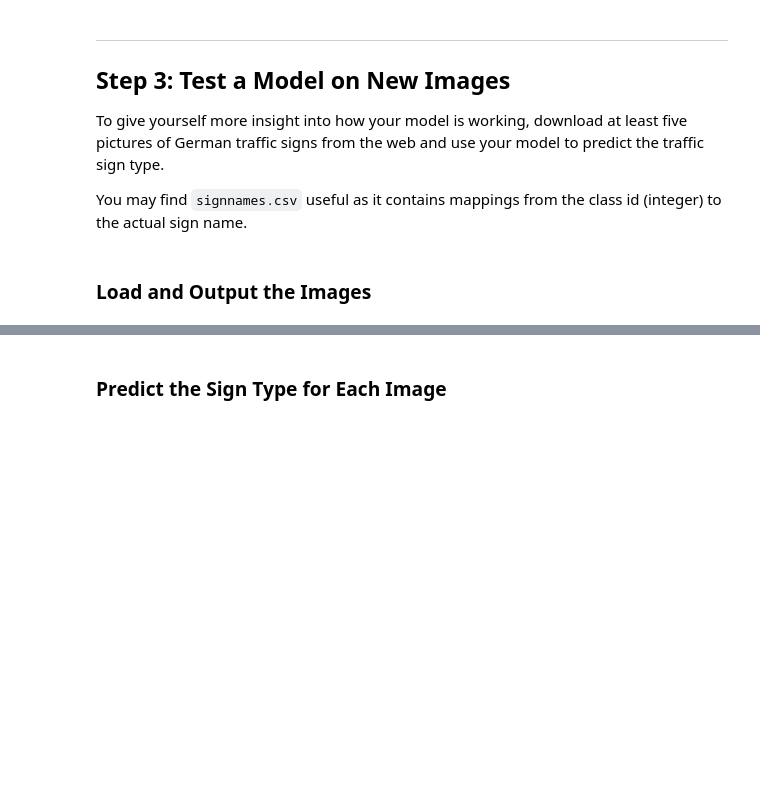
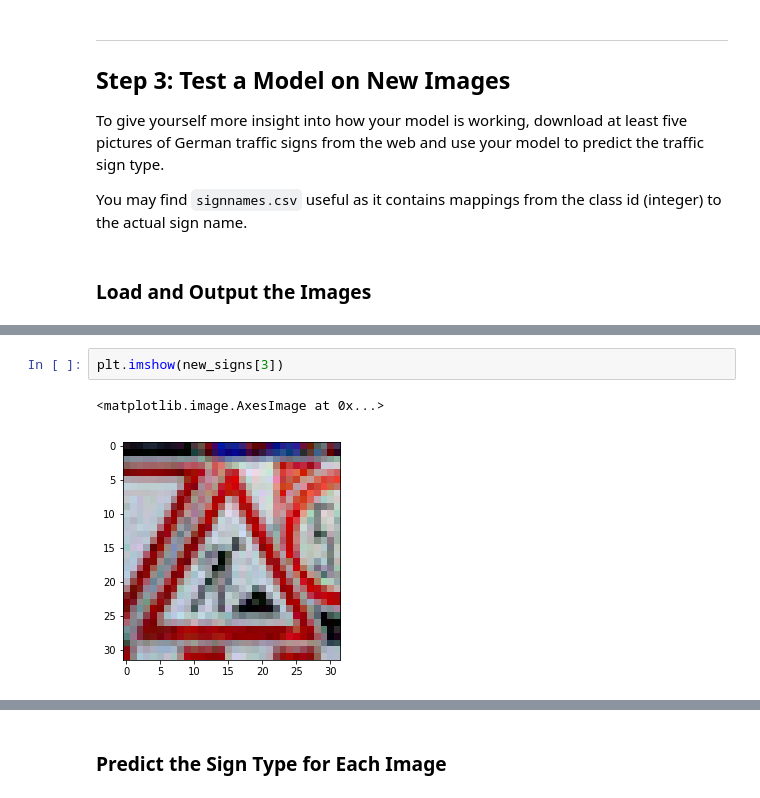
Before and after one commit to Profshen/CarND-Term1-P2, a Jupyter notebook: Traffic_Sign_Classifier.ipynb, the cells around one changed output, grey strips where cells are left out. Saved outputs shown, nothing was run; the diff lists cells and outputs as text; blank space fills up the shorter version.

```diff
--- a/Traffic_Sign_Classifier.ipynb
+++ b/Traffic_Sign_Classifier.ipynb
@@ -399,0 +437,5 @@ You may find `signnames.csv` useful as it contains mappings from the class id (i
+# %%
+plt.imshow(new_signs[3])
+# %% [output]
+<matplotlib.image.AxesImage at 0x...>
+[figure, added]
```
Also changed, not shown: parts of 25 cells of this notebook, 34 other files.
